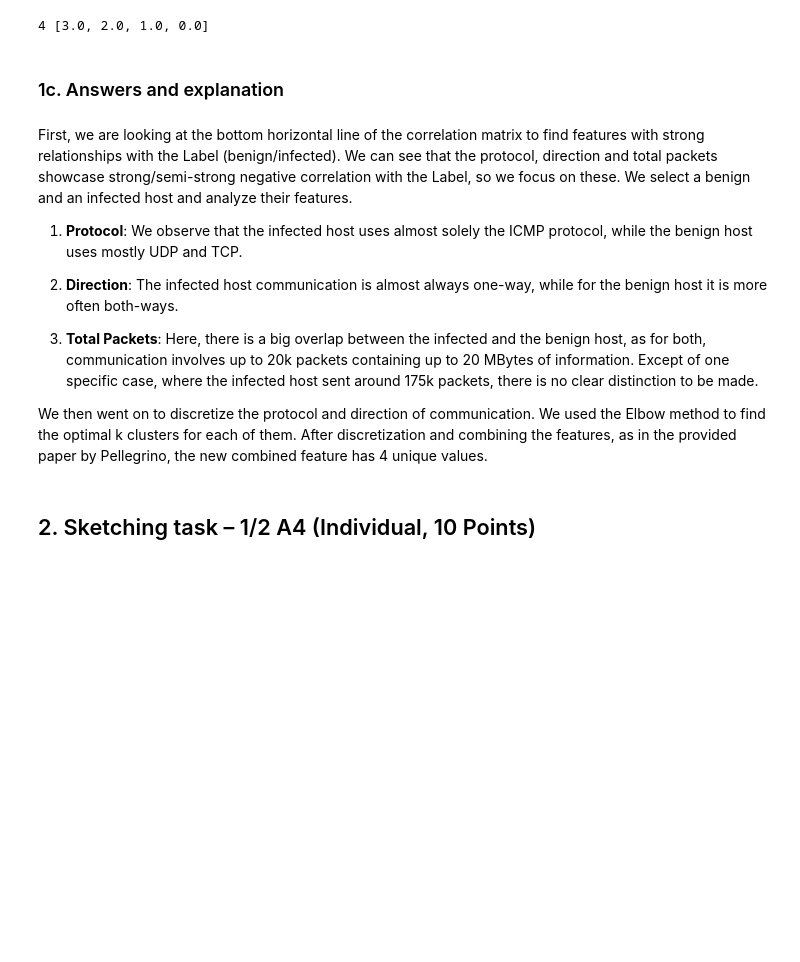
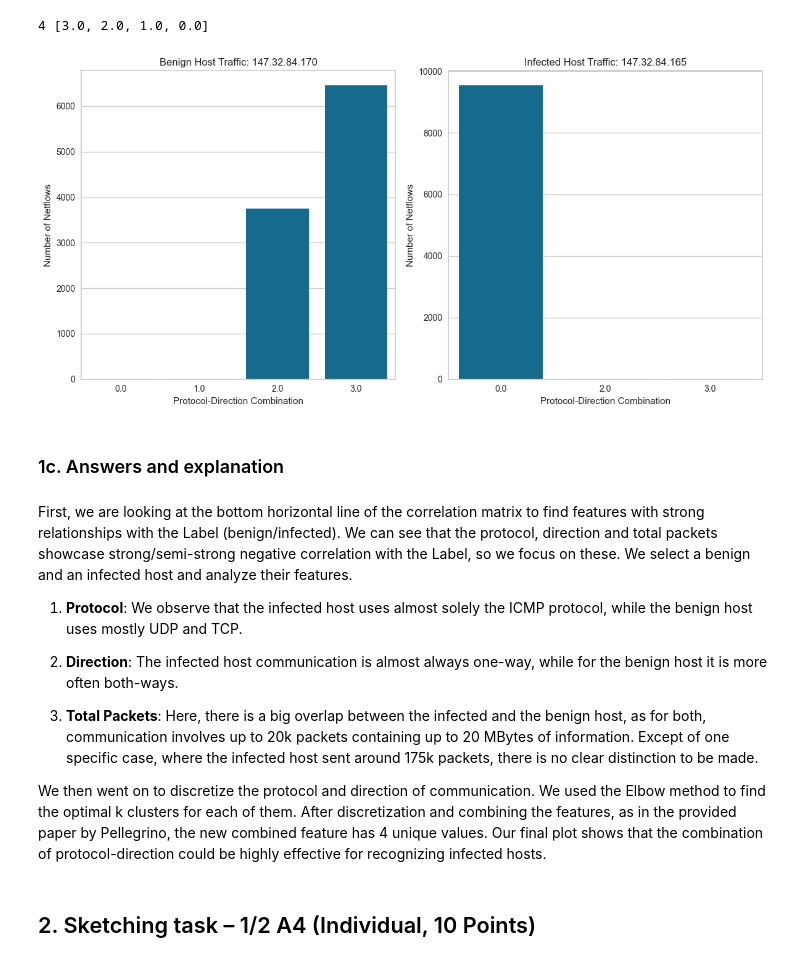
Before and after one commit to amar-mesic/cyber-data, a Jupyter notebook: lab-3/Lab3.ipynb, the cells around one changed output. Cells and saved outputs as stored; diff of their text form; code cells hidden in the pictures; blank space fills up the shorter version.

```diff
--- a/lab-3/Lab3.ipynb
+++ b/lab-3/Lab3.ipynb
@@ -359,6 +360,34 @@ discr_data.head()
 print(len(discr_data['Combined'].unique()), list(discr_data['Combined'].unique()))
 # %% [output]
 4 [3.0, 2.0, 1.0, 0.0]
+# %%
+# check combined feature for an infected host and a benign host
+# an infected host is 147.32.84.165, let's filter for this one
+infected_host = '147.32.84.165'
+infected_host_data = discr_data[((discr_data['SrcAddr'] == infected_host) | (discr_data['DstAddr'] == infected_host)) & (discr_data['Label'] == '1')]
+
+# a benign host is 147.32.84.170, let's filter for this one
+benign_host = '147.32.84.170'
+benign_host_data = discr_data[((discr_data['SrcAddr'] == benign_host) | (discr_data['DstAddr'] == benign_host)) & (discr_data['Label'] == '0')]
+# %%
+# plot the combined feature for infected host and normal traffic
+plt.figure(figsize=(12, 6))
+plt.subplot(1, 2, 1)
+sns.countplot(x='Combined', data=benign_host_data)
+plt.title('Benign Host Traffic: 147.32.84.170')
+plt.xlabel('Protocol-Direction Combination')
+plt.ylabel('Number of Netflows')
+
+plt.subplot(1, 2, 2)
+sns.countplot(x='Combined', data=infected_host_data)
+plt.title('Infected Host Traffic: 147.32.84.165')
+plt.xlabel('Protocol-Direction Combination')
+plt.ylabel('Number of Netflows')
+
+plt.tight_layout()
+plt.show()
+# %% [output]
+[figure, added]
 # %% [markdown]
 ### 1c. Answers and explanation
 # %% [markdown]
@@ -370,7 +399,7 @@ First, we are looking at the bottom horizontal line of the correlation matrix to
 
 3. **Total Packets**: Here, there is a big overlap between the infected and the benign host, as for both, communication involves up to 20k packets containing up to 20 MBytes of information. Except of one specific case, where the infected host sent around 175k packets, there is no clear distinction to be made.
 
-We then went on to discretize the protocol and direction of communication. We used the Elbow method to find the optimal k clusters for each of them. After discretization and combining the features, as in the provided paper by Pellegrino, the new combined feature has 4 unique values.
+We then went on to discretize the protocol and direction of communication. We used the Elbow method to find the optimal k clusters for each of them. After discretization and combining the features, as in the provided paper by Pellegrino, the new combined feature has 4 unique values. Our final plot shows that the combination of protocol-direction could be highly effective for recognizing infected hosts.
 # %% [markdown]
 ## 2. Sketching task – 1/2 A4 (Individual, 10 Points)
 # %% [markdown]
```
Also changed, not shown: parts of 10 cells of this notebook.
